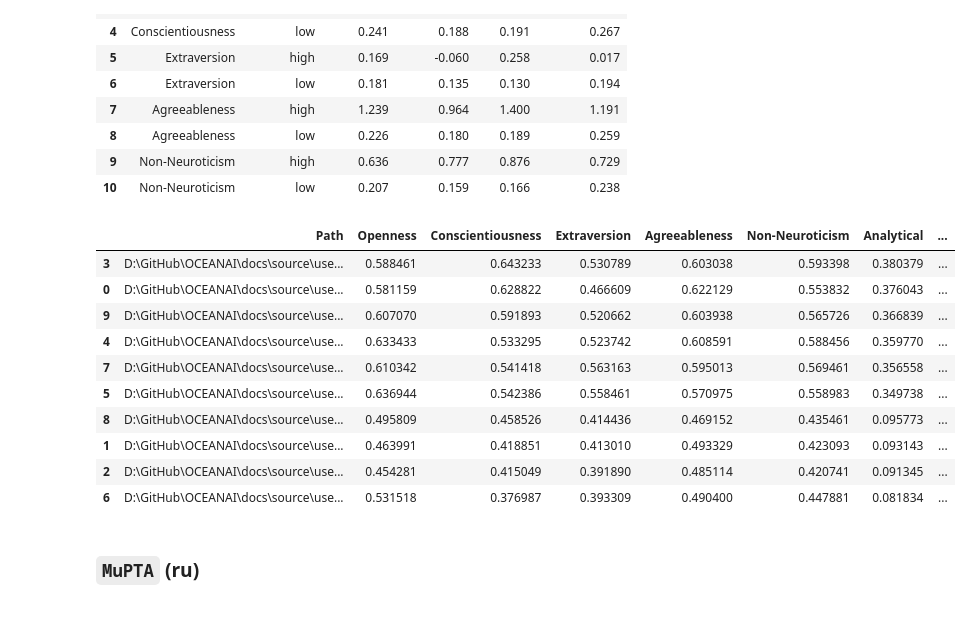
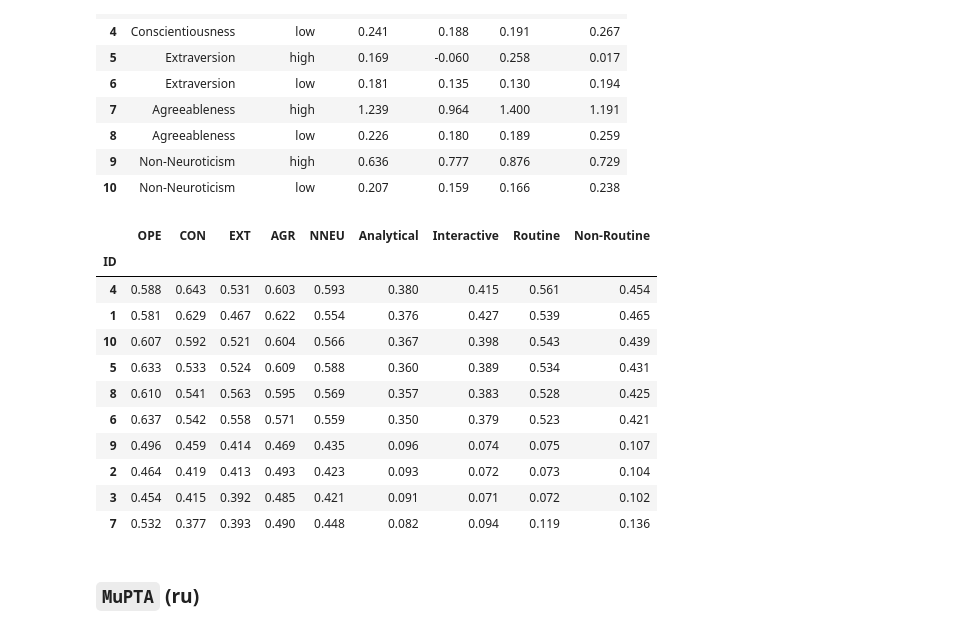
Before and after one commit to aimclub/OCEANAI, a Jupyter notebook: docs/source/user_guide/notebooks/Pipeline_practical_task_1.ipynb, the cells around one changed output. Cells and saved outputs as stored; diff of their text form; code cells hidden in the pictures.

```diff
--- a/docs/source/user_guide/notebooks/Pipeline_practical_task_1.ipynb
+++ b/docs/source/user_guide/notebooks/Pipeline_practical_task_1.ipynb
@@ -281,25 +293,30 @@ df_professional_skills
 # %%
 _b5._priority_skill_calculation(
     correlation_coefficients = df_professional_skills,
     threshold = 0.5,
     out = True
 )
 
 _b5._save_logs(df = _b5.df_files_priority_skill_, name = 'skill_candidate_ranking_fi_en', out = True)
 
-_b5.df_files_priority_skill_
+# Опционно
+df = _b5.df_files_priority_skill_.drop(['Path'], axis=1)
+df = df.rename(columns = {'Openness':'OPE', 'Conscientiousness':'CON', 'Extraversion': 'EXT', 'Agreeableness': 'AGR', 'Non-Neuroticism': 'NNEU'})
+df = df.apply(lambda x: [round(i, 3) for i in x])
+df
 # %% [output]
-|  | Path | Openness | Conscientiousness | Extraversion | Agreeableness | Non-Neuroticism | Analytical | ... |
-| 3 | D:\GitHub\OCEANAI\docs\source\use... | 0.588461 | 0.643233 | 0.530789 | 0.603038 | 0.593398 | 0.380379 | ... |
-| 0 | D:\GitHub\OCEANAI\docs\source\use... | 0.581159 | 0.628822 | 0.466609 | 0.622129 | 0.553832 | 0.376043 | ... |
-| 9 | D:\GitHub\OCEANAI\docs\source\use... | 0.607070 | 0.591893 | 0.520662 | 0.603938 | 0.565726 | 0.366839 | ... |
-| 4 | D:\GitHub\OCEANAI\docs\source\use... | 0.633433 | 0.533295 | 0.523742 | 0.608591 | 0.588456 | 0.359770 | ... |
-| 7 | D:\GitHub\OCEANAI\docs\source\use... | 0.610342 | 0.541418 | 0.563163 | 0.595013 | 0.569461 | 0.356558 | ... |
-| 5 | D:\GitHub\OCEANAI\docs\source\use... | 0.636944 | 0.542386 | 0.558461 | 0.570975 | 0.558983 | 0.349738 | ... |
-| 8 | D:\GitHub\OCEANAI\docs\source\use... | 0.495809 | 0.458526 | 0.414436 | 0.469152 | 0.435461 | 0.095773 | ... |
-| 1 | D:\GitHub\OCEANAI\docs\source\use... | 0.463991 | 0.418851 | 0.413010 | 0.493329 | 0.423093 | 0.093143 | ... |
-| 2 | D:\GitHub\OCEANAI\docs\source\use... | 0.454281 | 0.415049 | 0.391890 | 0.485114 | 0.420741 | 0.091345 | ... |
-| 6 | D:\GitHub\OCEANAI\docs\source\use... | 0.531518 | 0.376987 | 0.393309 | 0.490400 | 0.447881 | 0.081834 | ... |
+|  | OPE | CON | EXT | AGR | NNEU | Analytical | Interactive | Routine | Non-Routine |
+| ID |  |  |  |  |  |  |  |  |  |
+| 4 | 0.588 | 0.643 | 0.531 | 0.603 | 0.593 | 0.380 | 0.415 | 0.561 | 0.454 |
+| 1 | 0.581 | 0.629 | 0.467 | 0.622 | 0.554 | 0.376 | 0.427 | 0.539 | 0.465 |
+| 10 | 0.607 | 0.592 | 0.521 | 0.604 | 0.566 | 0.367 | 0.398 | 0.543 | 0.439 |
+| 5 | 0.633 | 0.533 | 0.524 | 0.609 | 0.588 | 0.360 | 0.389 | 0.534 | 0.431 |
+| 8 | 0.610 | 0.541 | 0.563 | 0.595 | 0.569 | 0.357 | 0.383 | 0.528 | 0.425 |
+| 6 | 0.637 | 0.542 | 0.558 | 0.571 | 0.559 | 0.350 | 0.379 | 0.523 | 0.421 |
+| 9 | 0.496 | 0.459 | 0.414 | 0.469 | 0.435 | 0.096 | 0.074 | 0.075 | 0.107 |
+| 2 | 0.464 | 0.419 | 0.413 | 0.493 | 0.423 | 0.093 | 0.072 | 0.073 | 0.104 |
+| 3 | 0.454 | 0.415 | 0.392 | 0.485 | 0.421 | 0.091 | 0.071 | 0.072 | 0.102 |
+| 7 | 0.532 | 0.377 | 0.393 | 0.490 | 0.448 | 0.082 | 0.094 | 0.119 | 0.136 |
 # %% [markdown]
 ### `MuPTA` (ru)
 # %%
```
Also changed, not shown: parts of 15 cells of this notebook, 8 other files.
